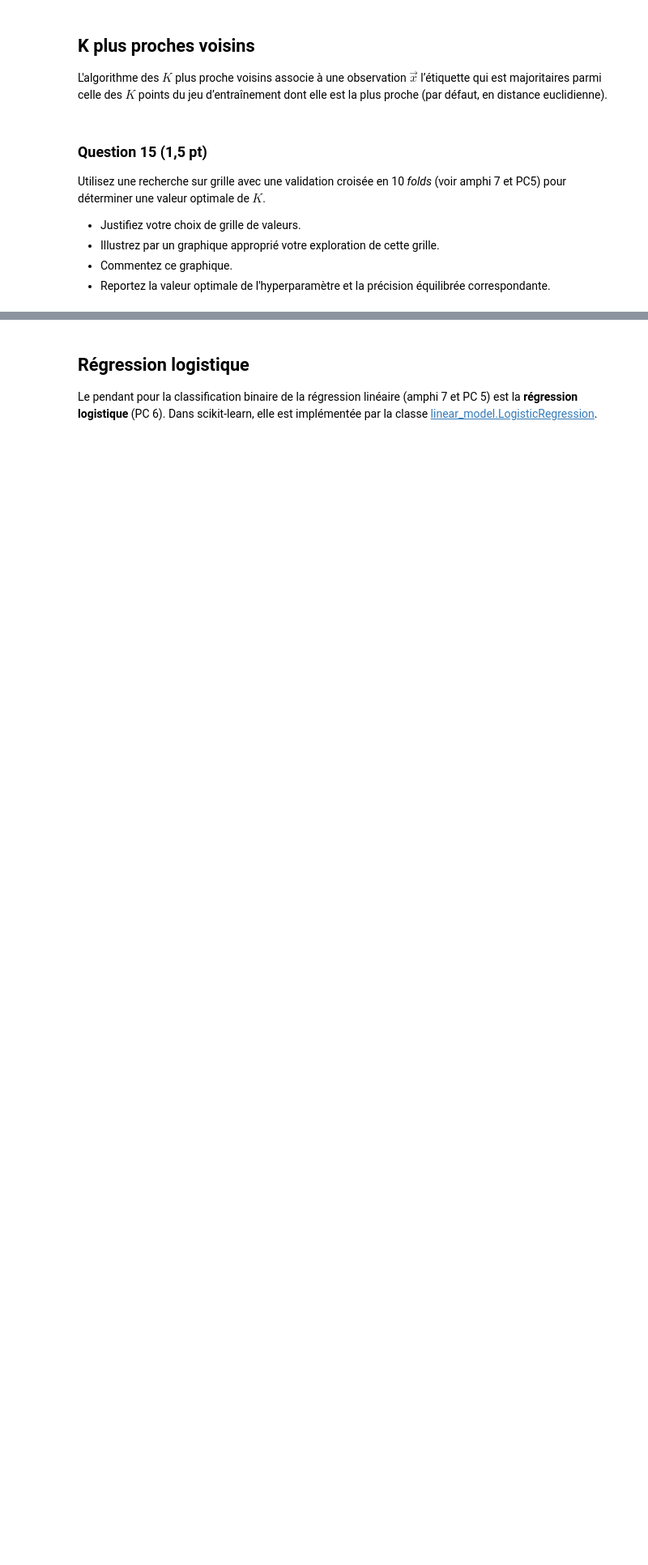
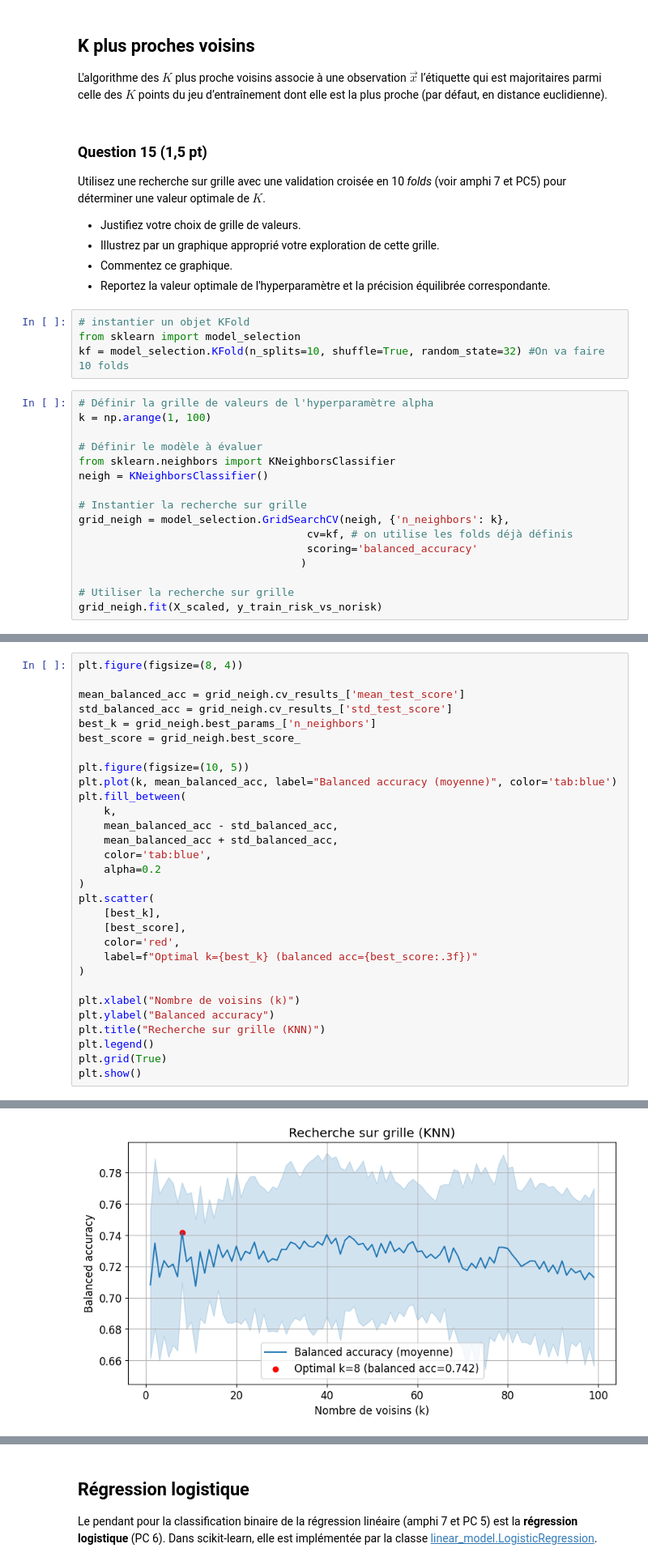
Before and after one commit to leclercrafael/diabetic_risks_prediction, a Jupyter notebook: Projet.ipynb, the cells around one changed output, grey strips where cells are left out. Shown at 81% size. Saved outputs shown, nothing was run; the diff lists cells and outputs as text; blank space fills up the shorter version.

```diff
--- a/Projet.ipynb
+++ b/Projet.ipynb
@@ -314,3 +308,23 @@ Utilisez une recherche sur grille avec une validation croisée en 10 _folds_ (vo
 * Illustrez par un graphique approprié votre exploration de cette grille.
 * Commentez ce graphique.
 * Reportez la valeur optimale de l'hyperparamètre et la précision équilibrée correspondante.
+# %%
+# instantier un objet KFold
+from sklearn import model_selection
+kf = model_selection.KFold(n_splits=10, shuffle=True, random_state=32) #On va faire 10 folds
+# %%
+# Définir la grille de valeurs de l'hyperparamètre alpha
+k = np.arange(1, 100)
+
+# Définir le modèle à évaluer
+from sklearn.neighbors import KNeighborsClassifier
+neigh = KNeighborsClassifier()
+
+# Instantier la recherche sur grille
+grid_neigh = model_selection.GridSearchCV(neigh, {'n_neighbors': k},
+                                    cv=kf, # on utilise les folds déjà définis
+                                    scoring='balanced_accuracy'
+                                   )
+
+# Utiliser la recherche sur grille
+grid_neigh.fit(X_scaled, y_train_risk_vs_norisk)
@@ -316,0 +345,31 @@ Utilisez une recherche sur grille avec une validation croisée en 10 _folds_ (vo
+# %%
+plt.figure(figsize=(8, 4))
+
+mean_balanced_acc = grid_neigh.cv_results_['mean_test_score']
+std_balanced_acc = grid_neigh.cv_results_['std_test_score']
+best_k = grid_neigh.best_params_['n_neighbors']
+best_score = grid_neigh.best_score_
+
+plt.figure(figsize=(10, 5))
+plt.plot(k, mean_balanced_acc, label="Balanced accuracy (moyenne)", color='tab:blue')
+plt.fill_between(
+    k,
+    mean_balanced_acc - std_balanced_acc,
+    mean_balanced_acc + std_balanced_acc,
+    color='tab:blue',
+    alpha=0.2
+)
+plt.scatter(
+    [best_k],
+    [best_score],
+    color='red',
+    label=f"Optimal k={best_k} (balanced acc={best_score:.3f})"
+)
+
+plt.xlabel("Nombre de voisins (k)")
+plt.ylabel("Balanced accuracy")
+plt.title("Recherche sur grille (KNN)")
+plt.legend()
+plt.grid(True)
+plt.show()
+# %% [output]
@@ -316,0 +377 @@ Utilisez une recherche sur grille avec une validation croisée en 10 _folds_ (vo
+[figure, added]
```
Also changed, not shown: parts of 29 cells of this notebook.
